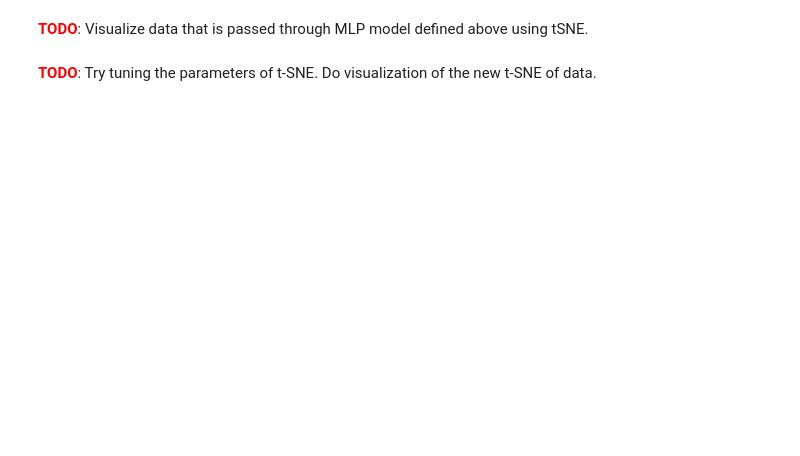
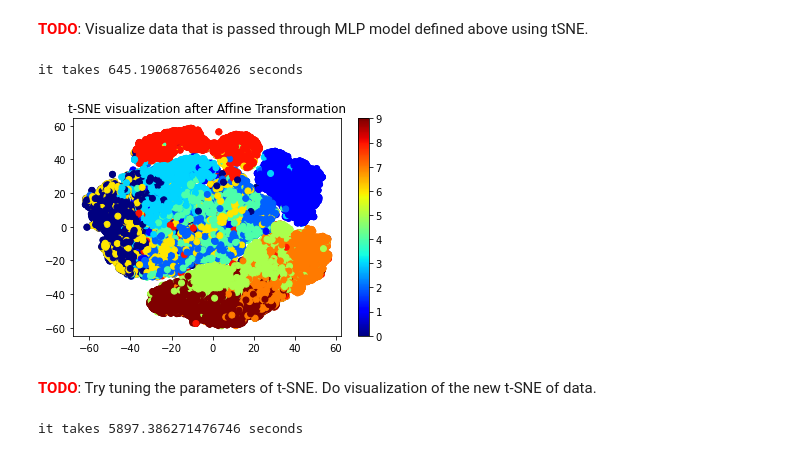
Before and after one commit to ecbme4040/e4040-2023fall-assign1-hd2551, a Jupyter notebook: task3-mlp_tensorflow.ipynb, the cells around one changed output. Saved outputs shown, nothing was run; the diff lists cells and outputs as text; code cells hidden in the pictures; blank space fills up the shorter version.

```diff
--- a/task3-mlp_tensorflow.ipynb
+++ b/task3-mlp_tensorflow.ipynb
@@ -286,6 +494,7 @@ test(model, X_test, y_test)
 # %% [markdown]
 <span style="color:red"><strong>TODO</strong></span>: Visualize data that is passed through MLP model defined above using tSNE.
 # %%
+from utils.layer_utils import AffineLayer
 # run tSNE
 tic = time.time()
 
@@ -294,6 +503,25 @@ tic = time.time()
 # Hint: Pass data through affine and dense layers (model.layers) and then
 # apply softmax to obtain output of the MLP model.
 #############################################################################
+num_samples = 58000
+idx = np.random.choice(X_train.shape[0], num_samples, replace=False)
+X_sample = X_train[idx]
+y_sample = y_train[idx]
+
+# Pass the sampled data through the AffineLayer
+affine_activations = X_sample
+for layer in model.layers:
+    if isinstance(layer, AffineLayer):
+        affine_activations = layer.feedforward(affine_activations)
+
+from sklearn.decomposition import PCA
+pca = PCA(n_components=20)
+pca_results = pca.fit_transform(affine_activations)
+
+# Now, use t-SNE on PCA results
+from sklearn.manifold import TSNE
+tsne = TSNE(n_components=2, random_state=123)
+tsne_results = tsne.fit_transform(pca_results)
 
 
 #############################################################################
@@ -301,17 +529,25 @@ tic = time.time()
 #############################################################################
 
 print("it takes {} seconds".format(time.time()-tic))
+# %% [output]
+it takes 645.1906876564026 seconds
 # %%
 # visualize tSNE 2D representation of data after two hidden layers
 #############################################################################
 #                          START OF YOUR CODE                               #
 # Hint: See tSNE visualization of original data
 #############################################################################
+import matplotlib.pyplot as plt
 
-
+plt.scatter(tsne_results[:, 0], tsne_results[:, 1], c=y_sample, cmap='jet')
+plt.colorbar()
+plt.title("t-SNE visualization after Affine Transformation")
+plt.show()
 #############################################################################
 #                          END OF YOUR CODE                                 #
 #############################################################################
+# %% [output]
+[figure, added]
 # %% [markdown]
 <span style="color:red"><strong>TODO</strong></span>: Try tuning the parameters of t-SNE. Do visualization of the new t-SNE of data.
 # %%
@@ -322,6 +558,21 @@ tic = time.time()
 #############################################################################
 #                          START OF YOUR CODE                               #
 #############################################################################
+from sklearn.manifold import TSNE
+import matplotlib.pyplot as plt
+
+# Sample t-SNE parameters
+perplexities = [5, 30, 50]
+learning_rates = [10, 100, 1000]
+n_iters = [250, 1000, 2000]
+early_exaggeration = [4.0, 12.0]
+
+# For simplicity, let's just loop over perplexities and learning rates
+for perp in perplexities:
+    for lr in learning_rates:
+        tsne = TSNE(perplexity=perp, n_iter=n_iters[1], learning_rate=lr, early_exaggeration=early_exaggeration[1])
+        tsne_results = tsne.fit_transform(pca_results)
+
 
 
 #############################################################################
@@ -329,6 +580,8 @@ tic = time.time()
 #############################################################################
 
 print("it takes {} seconds".format(time.time()-tic))
+# %% [output]
+it takes 5897.386271476746 seconds
 # %%
 # visualize tSNE 2D representation of data after two hidden layers
 #############################################################################
```
Also changed, not shown: parts of 10 cells of this notebook, 17 other files.
